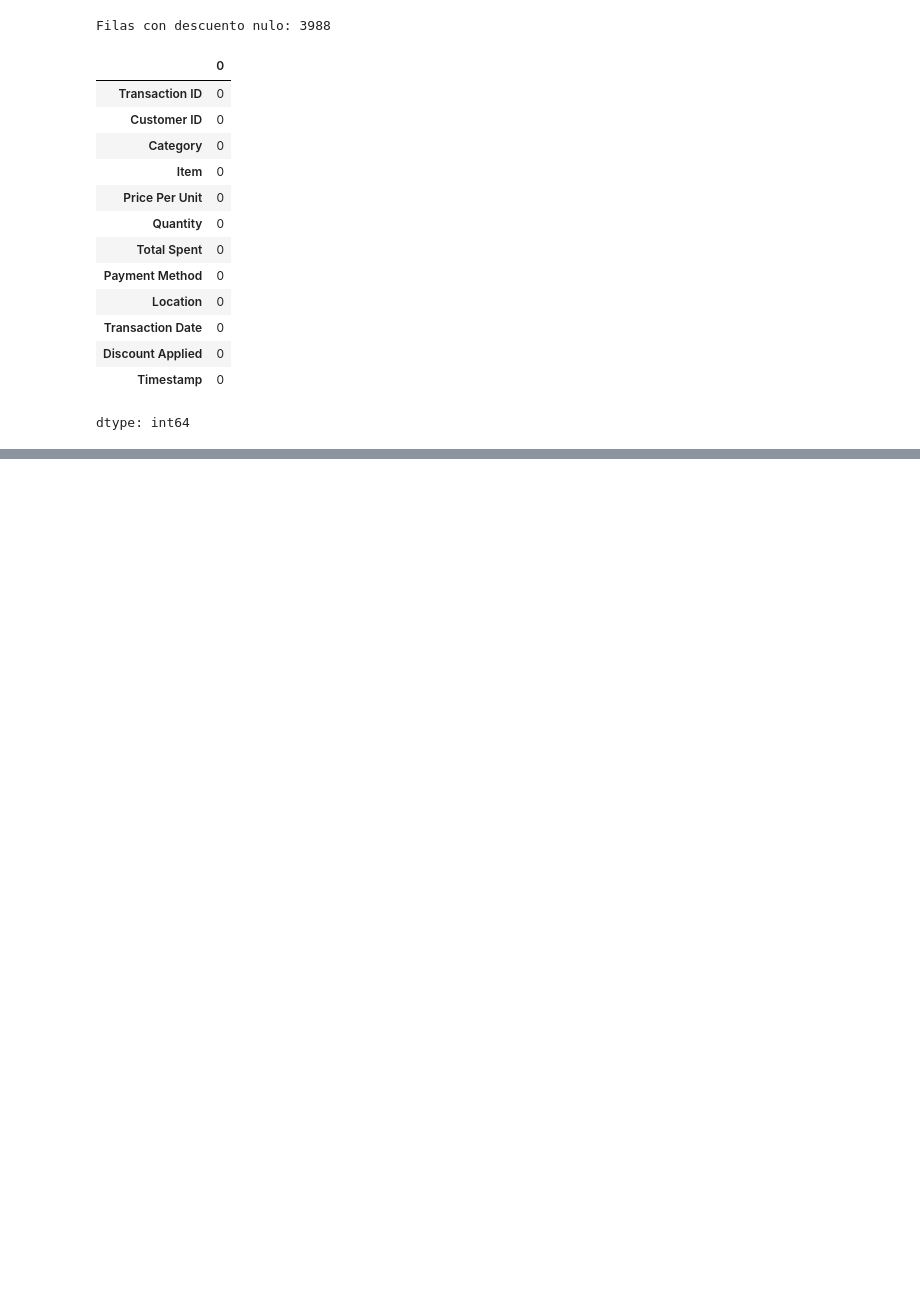
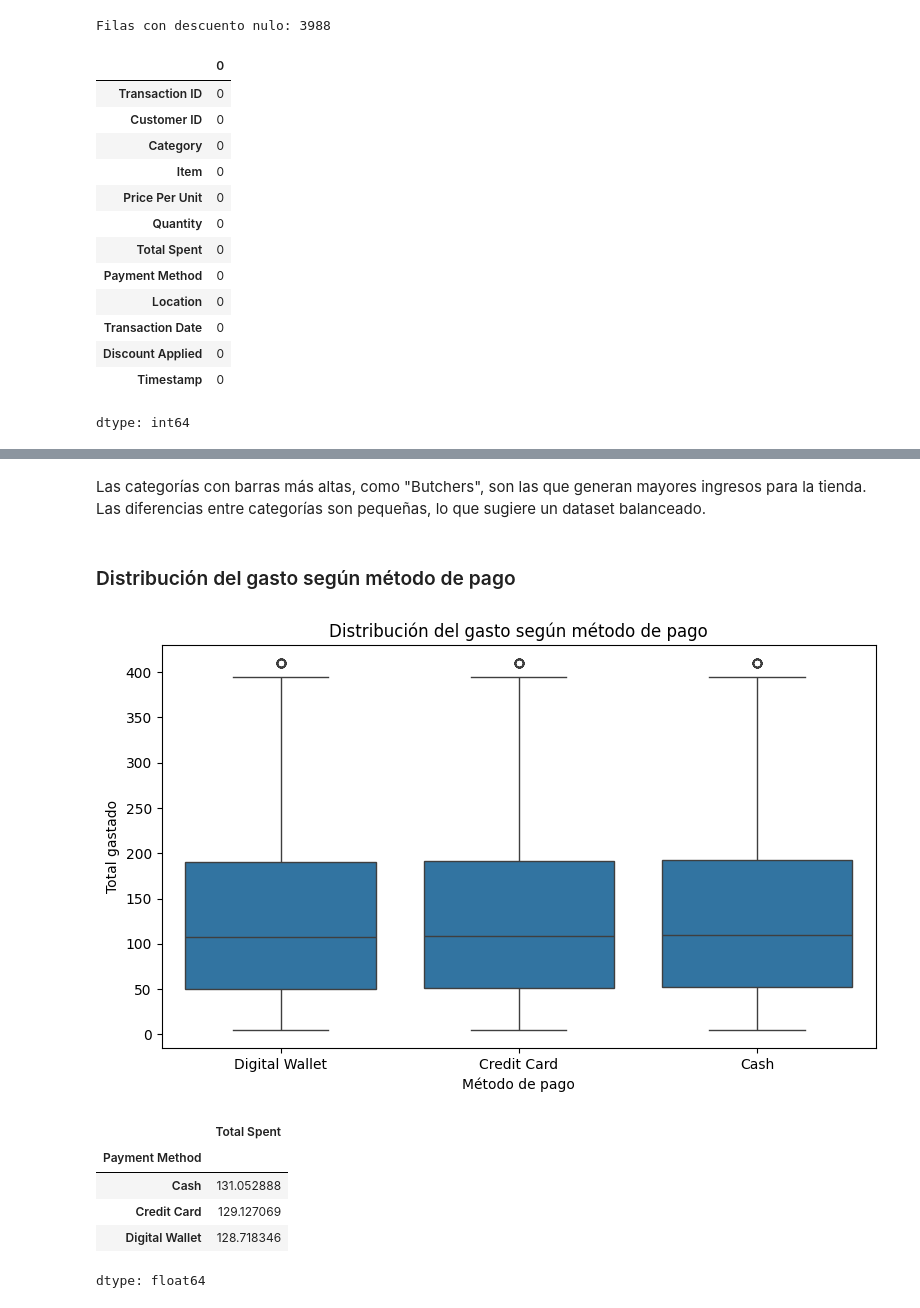
Before and after one commit to igcondor/SCY1101_Analisis_Semestral_2026, a Jupyter notebook: notebooks/01_analisis_exploratorio.ipynb, the cells around one changed output, grey strips where cells are left out. Cells and saved outputs as stored; diff of their text form; code cells hidden in the pictures; blank space fills up the shorter version.

```diff
--- a/notebooks/01_analisis_exploratorio.ipynb
+++ b/notebooks/01_analisis_exploratorio.ipynb
@@ -345,0 +367,26 @@ dtype: int64
+# %% [markdown]
+Las categorías con barras más altas, como "Butchers", son las que generan mayores ingresos para la tienda. Las diferencias entre categorías son pequeñas, lo que sugiere un dataset balanceado.
+# %% [markdown]
+### Distribución del gasto según método de pago
+# %%
+plt.figure(figsize=(8, 5))
+sns.boxplot(
+    x='Payment Method',
+    y='Total Spent',
+    data=df
+)
+plt.title('Distribución del gasto según método de pago')
+plt.xlabel('Método de pago', fontsize=10)
+plt.ylabel('Total gastado', fontsize=10)
+plt.tight_layout()
+plt.show()
+
+df.groupby('Payment Method')['Total Spent'].mean()
+# %% [output]
+[figure, added]
+|  | Total Spent |
+| Payment Method |  |
+| Cash | 131.052888 |
+| Credit Card | 129.127069 |
+| Digital Wallet | 128.718346 |
+dtype: float64
```
Also changed, not shown: parts of 22 cells of this notebook.
